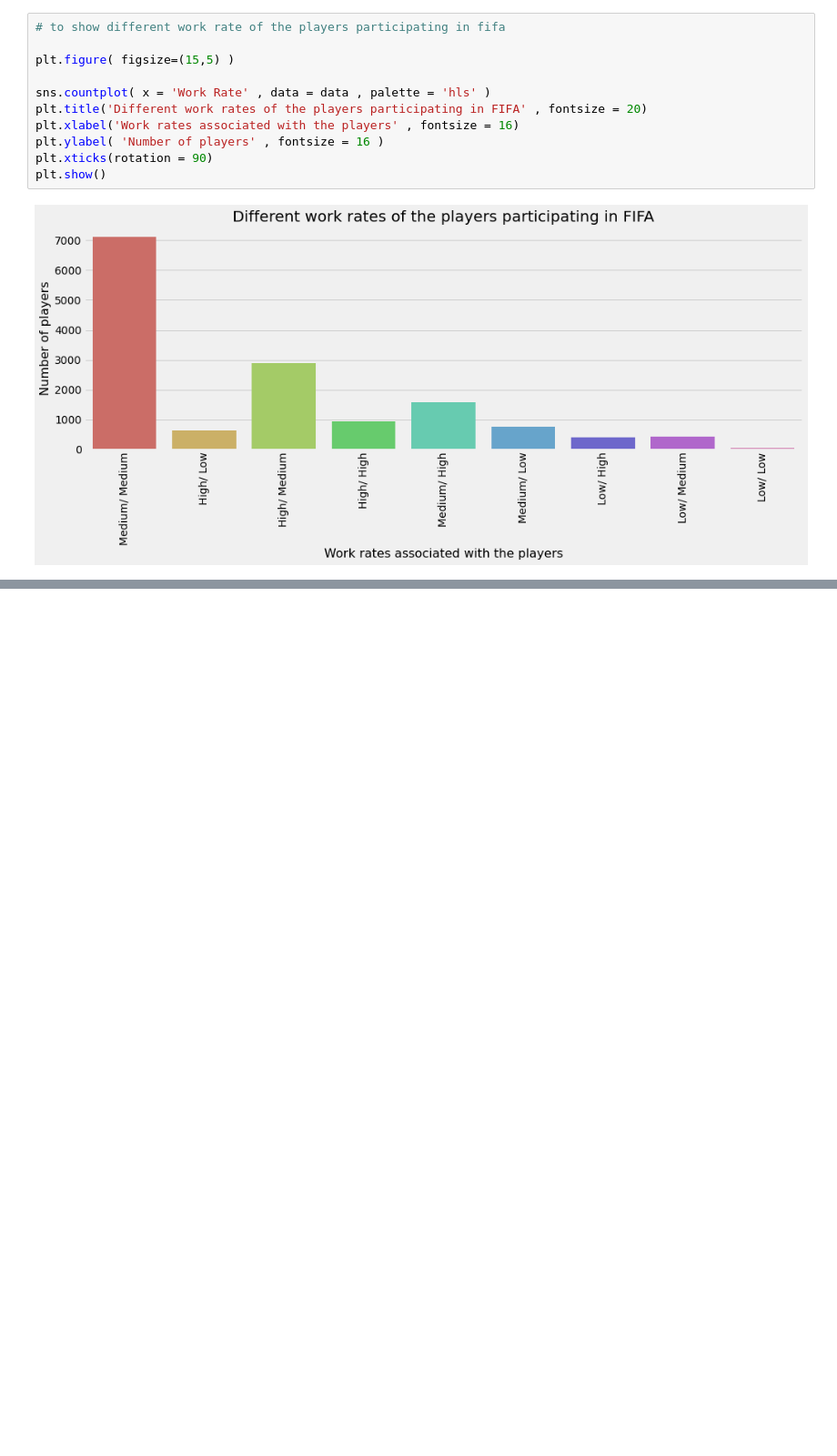
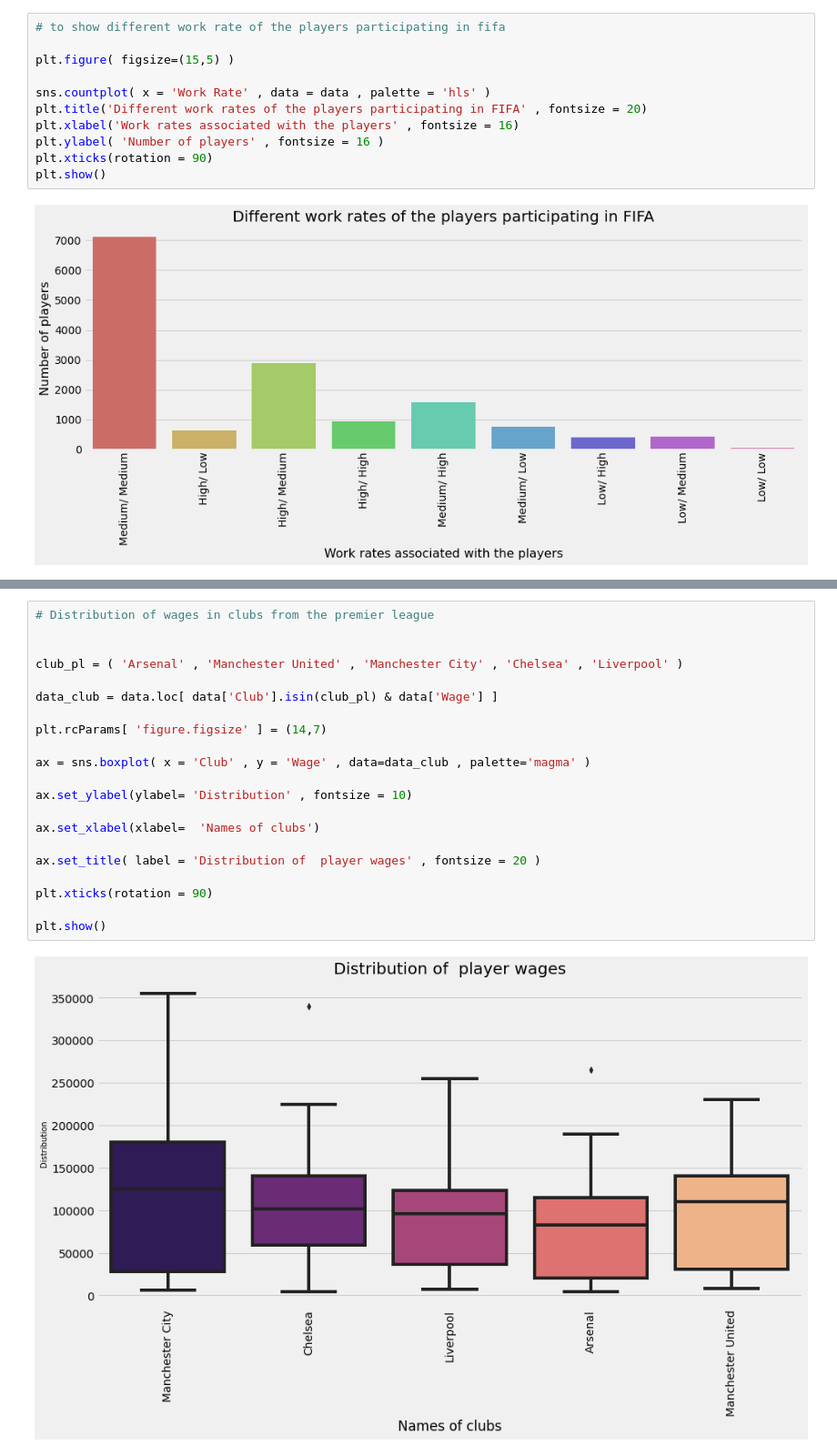
Before and after one commit to rayaroun/Data-Analytics-Projects, a Jupyter notebook: Player Performance Analysis/Analysis.ipynb, the cells around one changed output, grey strips where cells are left out. Shown at 91% size. Saved outputs shown, nothing was run; the diff lists cells and outputs as text; blank space fills up the shorter version.

```diff
--- a/Player Performance Analysis/Analysis.ipynb
+++ b/Player Performance Analysis/Analysis.ipynb
@@ -357,0 +371,23 @@ plt.show()
+# %%
+# Distribution of wages in clubs from the premier league
+
+
+club_pl = ( 'Arsenal' , 'Manchester United' , 'Manchester City' , 'Chelsea' , 'Liverpool' )
+
+data_club = data.loc[ data['Club'].isin(club_pl) & data['Wage'] ]
+
+plt.rcParams[ 'figure.figsize' ] = (14,7)
+
+ax = sns.boxplot( x = 'Club' , y = 'Wage' , data=data_club , palette='magma' )
+
+ax.set_ylabel(ylabel= 'Distribution' , fontsize = 10)
+
+ax.set_xlabel(xlabel=  'Names of clubs')
+
+ax.set_title( label = 'Distribution of  player wages' , fontsize = 20 )
+
+plt.xticks(rotation = 90)
+
+plt.show()
+# %% [output]
+[figure, added]
```
Also changed, not shown: parts of 8 cells of this notebook.
